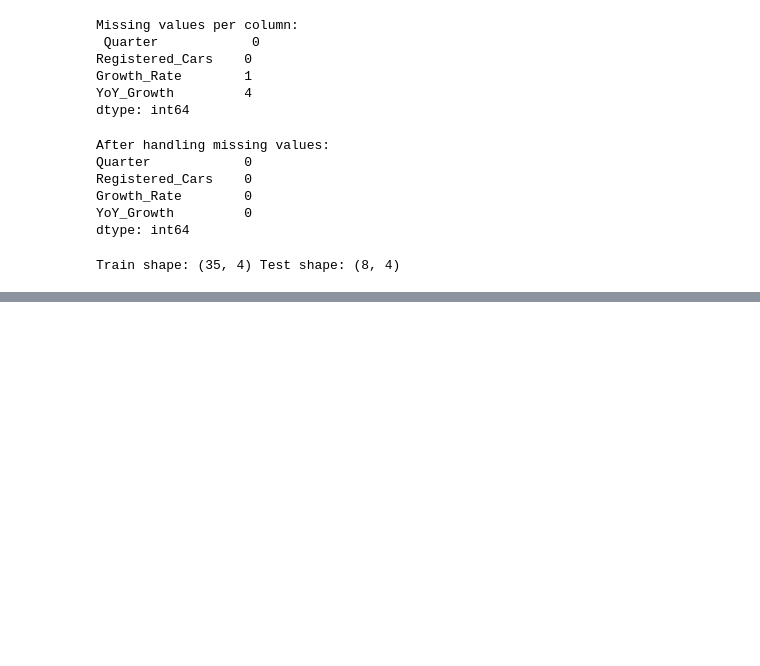
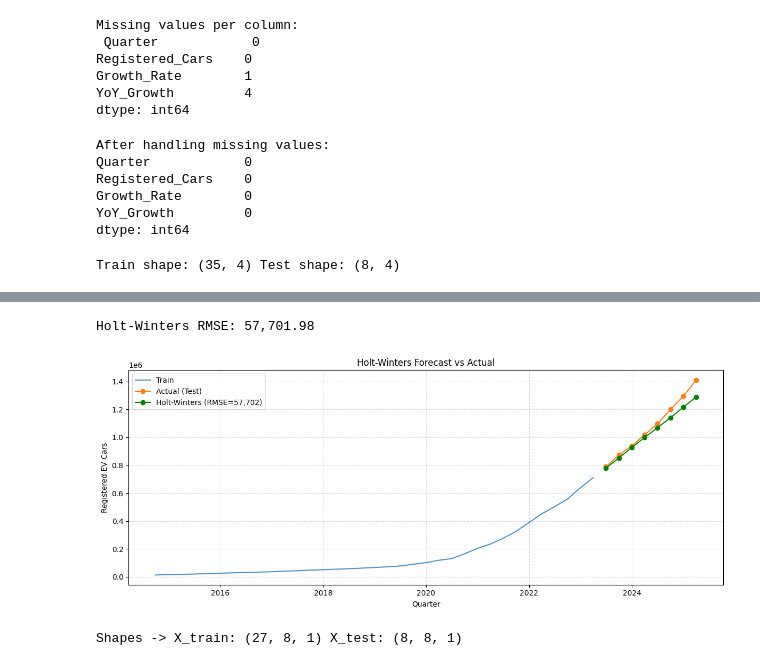
Before and after one commit to vinaykotadiya/ev-adoption-forecast, a Jupyter notebook: ZEV_Forcasting_Time_Series.ipynb, the cells around one changed output, grey strips where cells are left out. Cells and saved outputs as stored; diff of their text form; code cells hidden in the pictures; blank space fills up the shorter version.

```diff
--- a/ZEV_Forcasting_Time_Series.ipynb
+++ b/ZEV_Forcasting_Time_Series.ipynb
@@ -333,0 +363,37 @@ display(prophet_df)
+# %%
+# Holt-Winter forecasting
+
+# Fit Holt-Winters on training data
+hw_model = ExponentialSmoothing(
+    train['Registered_Cars'],
+    trend='add',
+    seasonal='add',
+    seasonal_periods=4,
+    initialization_method='estimated'
+).fit(optimized=True)
+
+# Forecast same horizon as test
+hw_forecast = hw_model.forecast(steps=len(test))
+
+# Evaluate with RMSE
+rmse_hw = np.sqrt(mean_squared_error(test['Registered_Cars'], hw_forecast))
+print(f"Holt-Winters RMSE: {rmse_hw:,.2f}")
+
+# Convert forecast to Series for plotting and saving
+hw_series = pd.Series(hw_forecast.values, index=test.index, name='HW_Pred')
+
+# Plot train, actual test, and Holt-Winters forecast
+plt.figure(figsize=(12,5))
+plt.plot(train.index, train['Registered_Cars'], label='Train', alpha=0.8)
+plt.plot(test.index, test['Registered_Cars'], 'o-', label='Actual (Test)', color='#ff7f0e')
+plt.plot(hw_series.index, hw_series, 'o-', label=f'Holt-Winters (RMSE={rmse_hw:,.0f})', color='green')
+plt.title('Holt-Winters Forecast vs Actual')
+plt.xlabel('Quarter'); plt.ylabel('Registered EV Cars')
+plt.grid(True, linestyle='--', alpha=0.45)
+plt.legend(); plt.tight_layout(); plt.show()
+
+# Save predictions
+hw_series.to_csv('holt_winters_forecast.csv', header=['HW_Forecast'])
+# %% [output]
+Holt-Winters RMSE: 57,701.98
+[figure, added]
@@ -333,0 +412,25 @@ display(prophet_df)
+# %%
+# create supervised sequences
+def create_sequences(arr, look_back):
+    X, y = [], []
+    for i in range(len(arr) - look_back):
+        X.append(arr[i:i+look_back, 0])
+        y.append(arr[i+look_back, 0])
+    return np.array(X), np.array(y)
+
+X_all, y_all = create_sequences(full_scaled, LOOK_BACK)
+
+# use existing test length to split (keeps same test period)
+n_test = len(test)
+X_train = X_all[:-n_test]
+y_train = y_all[:-n_test]
+X_test  = X_all[-n_test:]
+y_test  = y_all[-n_test:]
+
+# reshape for LSTM
+X_train = X_train.reshape((X_train.shape[0], LOOK_BACK, 1))
+X_test  = X_test.reshape((X_test.shape[0], LOOK_BACK, 1))
+
+print("Shapes -> X_train:", X_train.shape, "X_test:", X_test.shape)
+# %% [output]
+Shapes -> X_train: (27, 8, 1) X_test: (8, 8, 1)
```
Also changed, not shown: parts of 11 cells of this notebook.
